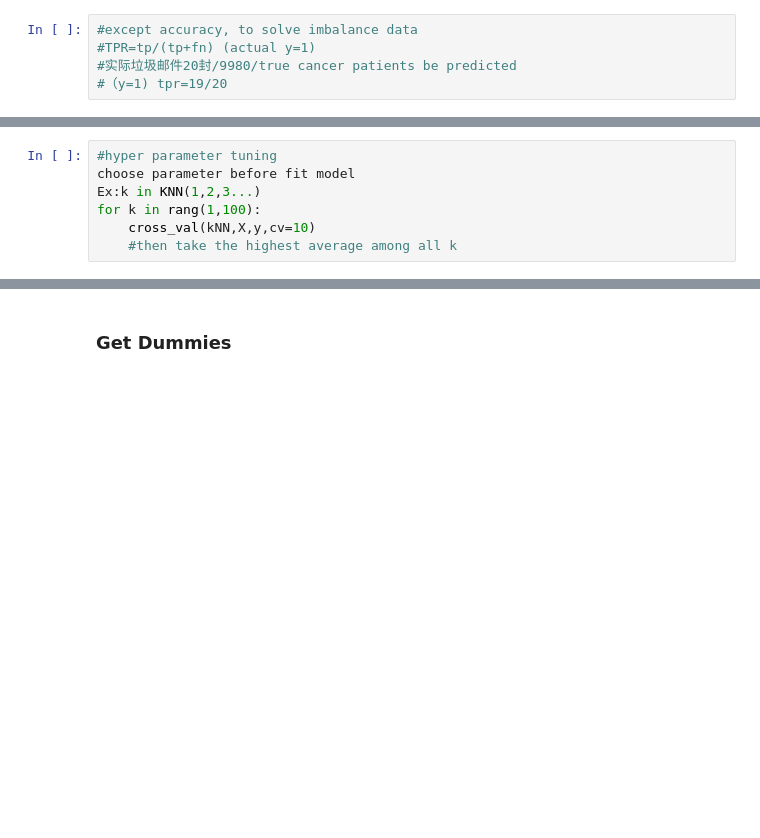
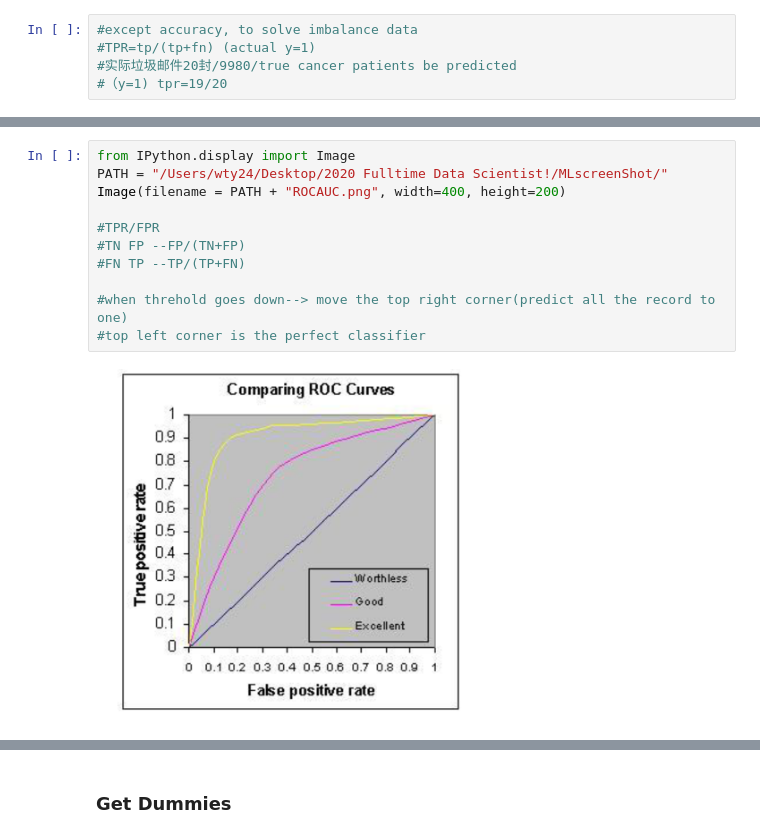
Before and after one commit to weitianyi1996/Machine-Learning-Algorithms-Notes, a Jupyter notebook: Machine Learning Algorithms Notes.ipynb, the cells around one changed output, grey strips where cells are left out. Saved outputs shown, nothing was run; the diff lists cells and outputs as text; blank space fills up the shorter version.

```diff
--- a/Machine Learning Algorithms Notes.ipynb
+++ b/Machine Learning Algorithms Notes.ipynb
@@ -292,7 +293,13 @@ NameError: name 'logreg' is not defined
-# %%
-#hyper parameter tuning
-choose parameter before fit model
-Ex:k in KNN(1,2,3...)
-for k in rang(1,100):
-    cross_val(kNN,X,y,cv=10)
-    #then take the highest average among all k
+# %%
+from IPython.display import Image
+PATH = "/Users/wty24/Desktop/2020 Fulltime Data Scientist!/MLscreenShot/"
+Image(filename = PATH + "ROCAUC.png", width=400, height=200)
+
+#TPR/FPR
+#TN FP --FP/(TN+FP)
+#FN TP --TP/(TP+FN)
+
+#when threhold goes down--> move the top right corner(predict all the record to one)
+#top left corner is the perfect classifier
+# %% [output]
+[figure, added]
```
Also changed, not shown: parts of 8 cells of this notebook.
